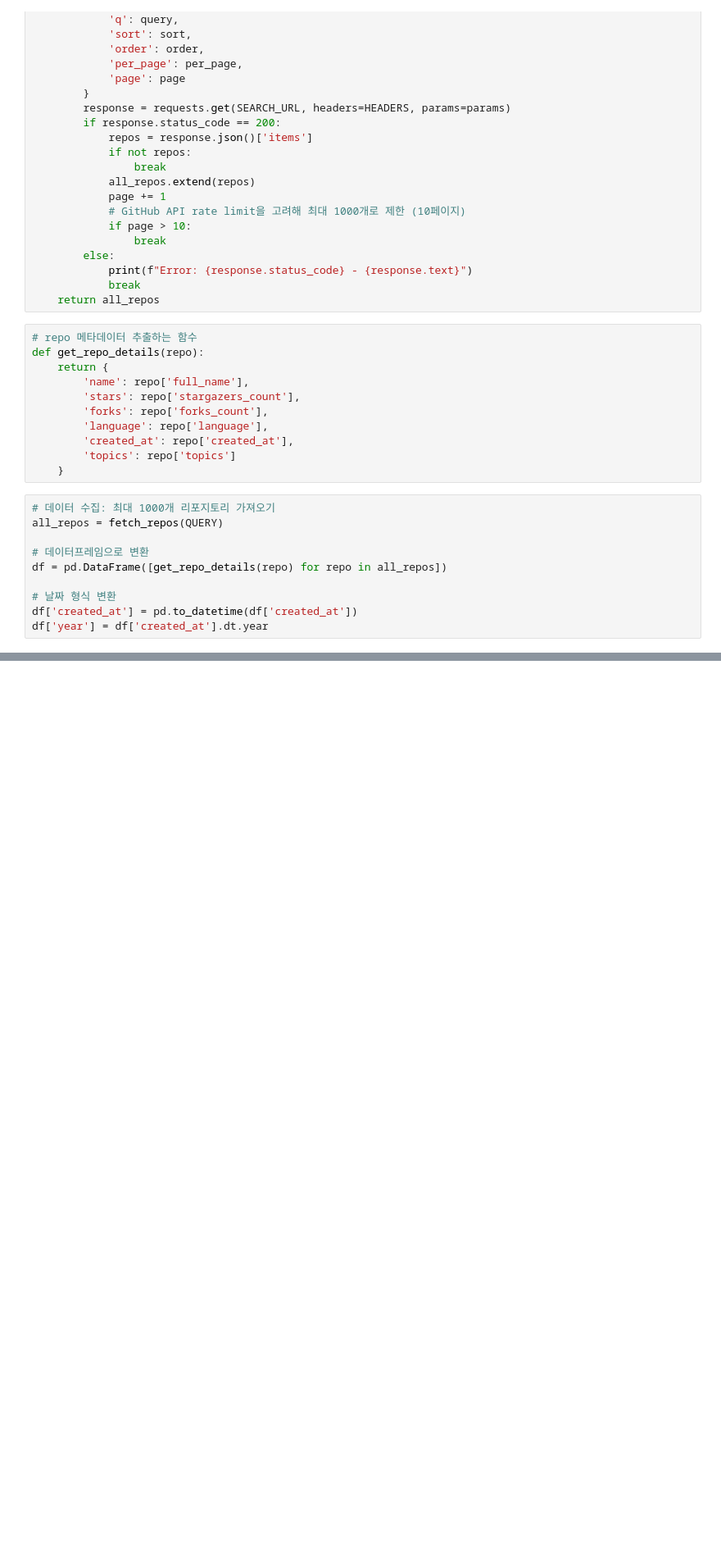
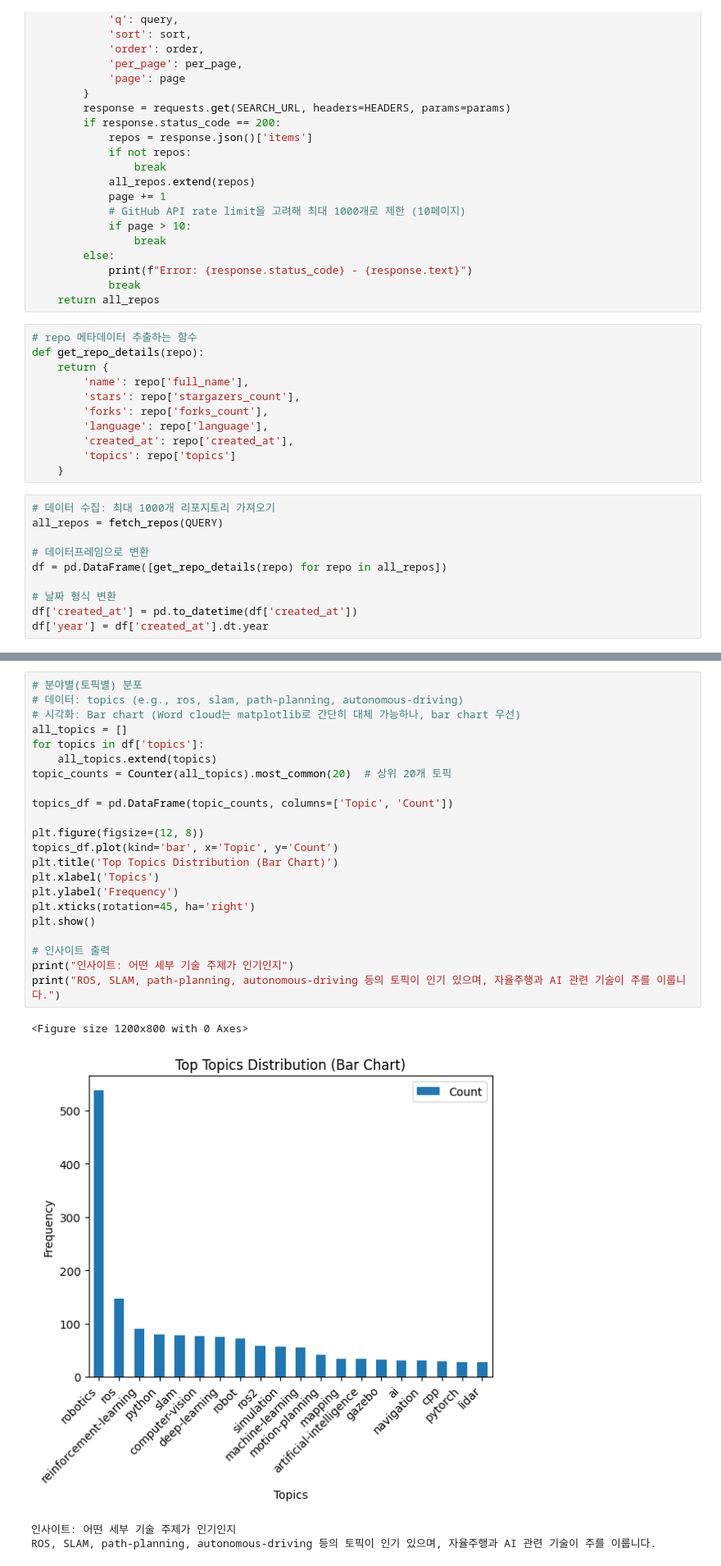
Before and after one commit to addinedu-ros-11th/eda-repo-3, a Jupyter notebook: trendbot_kdh.ipynb, the cells around one changed output, grey strips where cells are left out. Shown: that part at 82% size. Drawn from its saved outputs; the diff is of its cells as text; blank space fills up the shorter version.

```diff
--- a/trendbot_kdh.ipynb
+++ b/trendbot_kdh.ipynb
@@ -65,0 +119,27 @@ df['year'] = df['created_at'].dt.year
+# %%
+# 분야별(토픽별) 분포
+# 데이터: topics (e.g., ros, slam, path-planning, autonomous-driving)
+# 시각화: Bar chart (Word cloud는 matplotlib로 간단히 대체 가능하나, bar chart 우선)
+all_topics = []
+for topics in df['topics']:
+    all_topics.extend(topics)
+topic_counts = Counter(all_topics).most_common(20)  # 상위 20개 토픽
+
+topics_df = pd.DataFrame(topic_counts, columns=['Topic', 'Count'])
+
+plt.figure(figsize=(12, 8))
+topics_df.plot(kind='bar', x='Topic', y='Count')
+plt.title('Top Topics Distribution (Bar Chart)')
+plt.xlabel('Topics')
+plt.ylabel('Frequency')
+plt.xticks(rotation=45, ha='right')
+plt.show()
+
+# 인사이트 출력
+print("인사이트: 어떤 세부 기술 주제가 인기인지")
+print("ROS, SLAM, path-planning, autonomous-driving 등의 토픽이 인기 있으며, 자율주행과 AI 관련 기술이 주를 이룹니다.")
+# %% [output]
+<Figure size 1200x800 with 0 Axes>
+[figure, added]
+인사이트: 어떤 세부 기술 주제가 인기인지
+ROS, SLAM, path-planning, autonomous-driving 등의 토픽이 인기 있으며, 자율주행과 AI 관련 기술이 주를 이룹니다.
```
Also changed, not shown: parts of 2 cells of this notebook.
